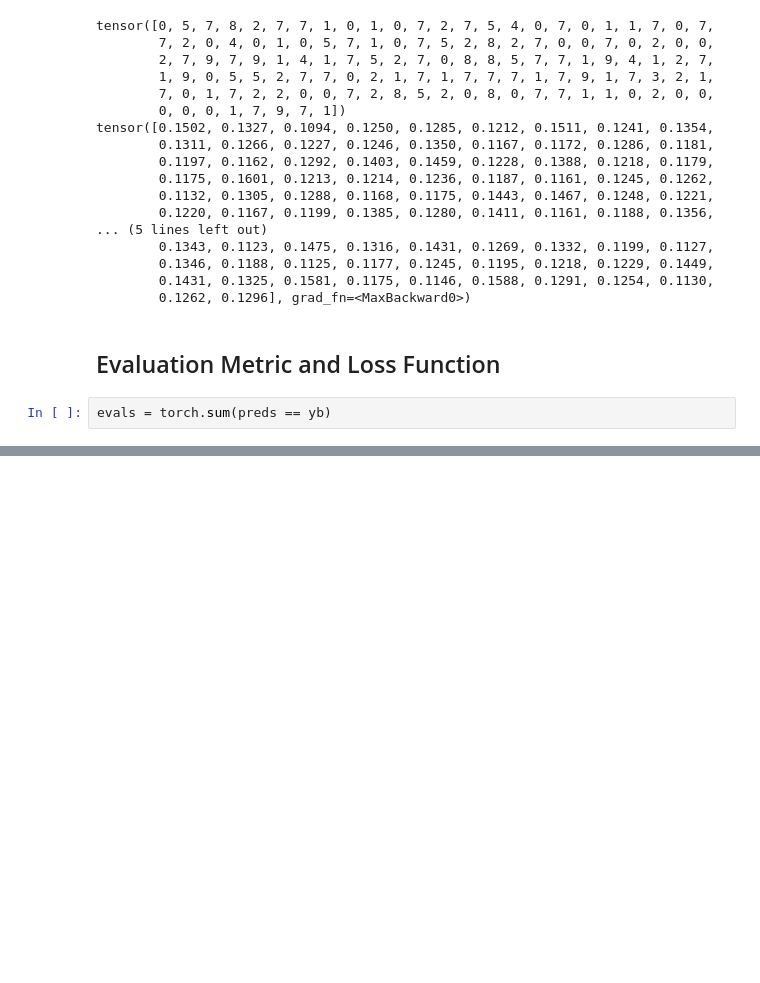
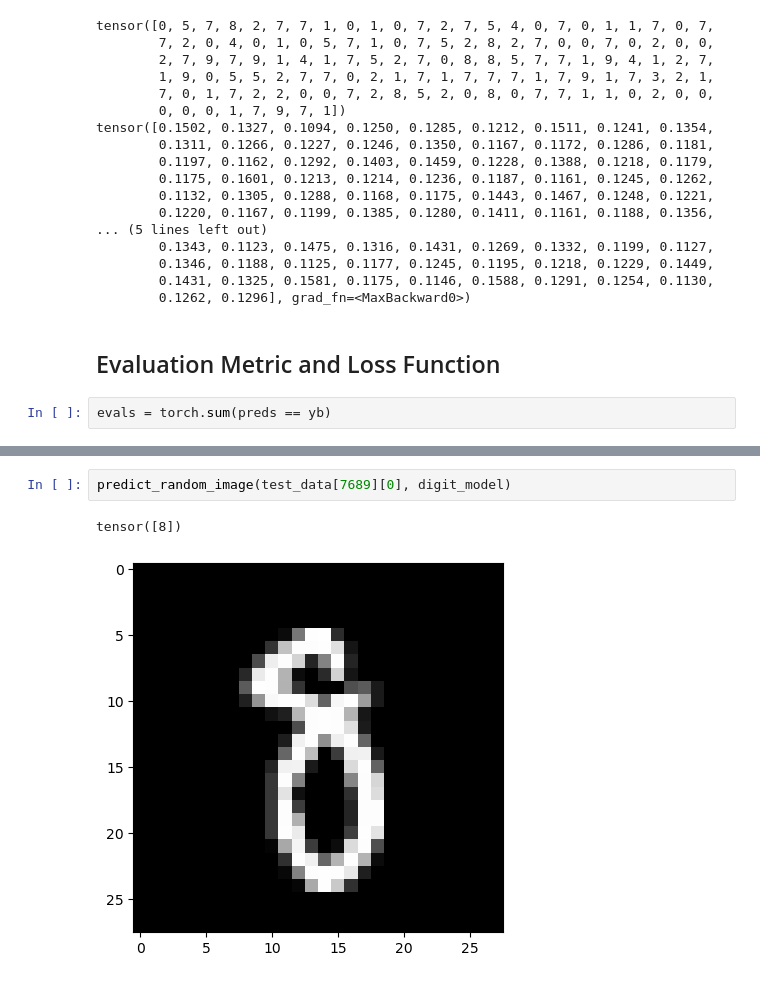
Before and after one commit to KashishChanana/PyTorch, a Jupyter notebook: logistic_regression.ipynb, the cells around one changed output, grey strips where cells are left out. Drawn from its saved outputs; the diff is of its cells as text; blank space fills up the shorter version.

```diff
--- a/logistic_regression.ipynb
+++ b/logistic_regression.ipynb
@@ -283,0 +379,5 @@ As you might expect, PyTorch provides an efficient and tensor-friendly implement
+# %%
+predict_random_image(test_data[7689][0], digit_model)
+# %% [output]
+tensor([8])
+[figure, added]
```
Also changed, not shown: parts of 22 cells of this notebook.
